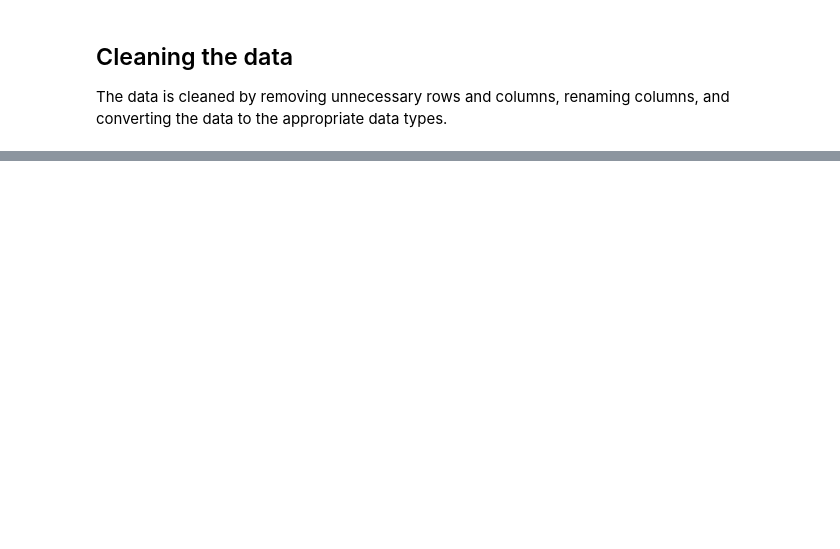
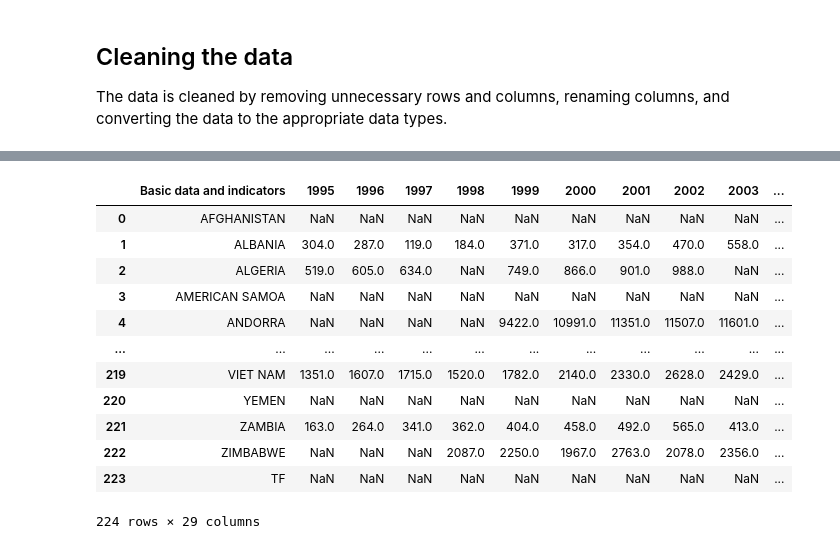
Before and after one commit to scottstossel/datasci-209-final-project, a Jupyter notebook: notebooks/Tourism_data_cleaning.ipynb, the cells around one changed output, grey strips where cells are left out. Cells and saved outputs as stored; diff of their text form; code cells hidden in the pictures; blank space fills up the shorter version.

```diff
--- a/notebooks/Tourism_data_cleaning.ipynb
+++ b/notebooks/Tourism_data_cleaning.ipynb
@@ -326,0 +386,29 @@ display(df_final_Inbound_Tourism_Arrivals)
+# %%
+# Convert the dataframe to numeric, forcing errors to NaN, excluding the "Basic data and indicators" column
+df_transport_filtered_numeric = df_transport_filtered.drop(columns=["Basic data and indicators"]).apply(pd.to_numeric, errors='coerce')
+
+# Compare every two rows and replace the columns with the max value
+df_max_values = df_transport_filtered_numeric.groupby(np.arange(len(df_transport_filtered_numeric)) // 2).max()
+
+# Add the "Basic data and indicators" column back to the dataframe
+df_max_values["Basic data and indicators"] = df_transport_filtered["Basic data and indicators"].iloc[::2].values
+
+# Reorder columns to place "Basic data and indicators" at the beginning
+df_max_values = df_max_values[["Basic data and indicators"] + df_max_values.columns[:-1].tolist()]
+
+# Display the new dataframe
+display(df_max_values)
+# %% [output]
+|  | Basic data and indicators | 1995 | 1996 | 1997 | 1998 | 1999 | 2000 | 2001 | 2002 | 2003 | ... |
+| 0 | AFGHANISTAN | NaN | NaN | NaN | NaN | NaN | NaN | NaN | NaN | NaN | ... |
+| 1 | ALBANIA | 304.0 | 287.0 | 119.0 | 184.0 | 371.0 | 317.0 | 354.0 | 470.0 | 558.0 | ... |
+| 2 | ALGERIA | 519.0 | 605.0 | 634.0 | NaN | 749.0 | 866.0 | 901.0 | 988.0 | NaN | ... |
+| 3 | AMERICAN SAMOA | NaN | NaN | NaN | NaN | NaN | NaN | NaN | NaN | NaN | ... |
+| 4 | ANDORRA | NaN | NaN | NaN | NaN | 9422.0 | 10991.0 | 11351.0 | 11507.0 | 11601.0 | ... |
+| ... | ... | ... | ... | ... | ... | ... | ... | ... | ... | ... | ... |
+| 219 | VIET NAM | 1351.0 | 1607.0 | 1715.0 | 1520.0 | 1782.0 | 2140.0 | 2330.0 | 2628.0 | 2429.0 | ... |
+| 220 | YEMEN | NaN | NaN | NaN | NaN | NaN | NaN | NaN | NaN | NaN | ... |
+| 221 | ZAMBIA | 163.0 | 264.0 | 341.0 | 362.0 | 404.0 | 458.0 | 492.0 | 565.0 | 413.0 | ... |
+| 222 | ZIMBABWE | NaN | NaN | NaN | 2087.0 | 2250.0 | 1967.0 | 2763.0 | 2078.0 | 2356.0 | ... |
+| 223 | TF | NaN | NaN | NaN | NaN | NaN | NaN | NaN | NaN | NaN | ... |
+224 rows × 29 columns
```
Also changed, not shown: parts of 12 cells of this notebook, 1 other file.
